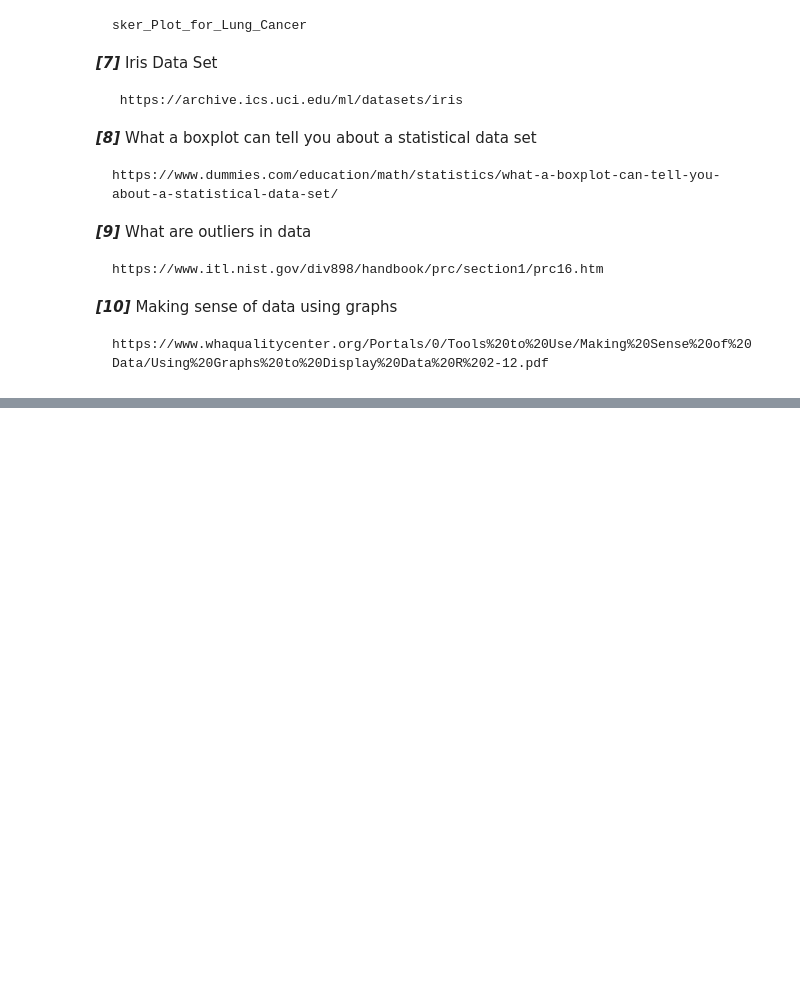
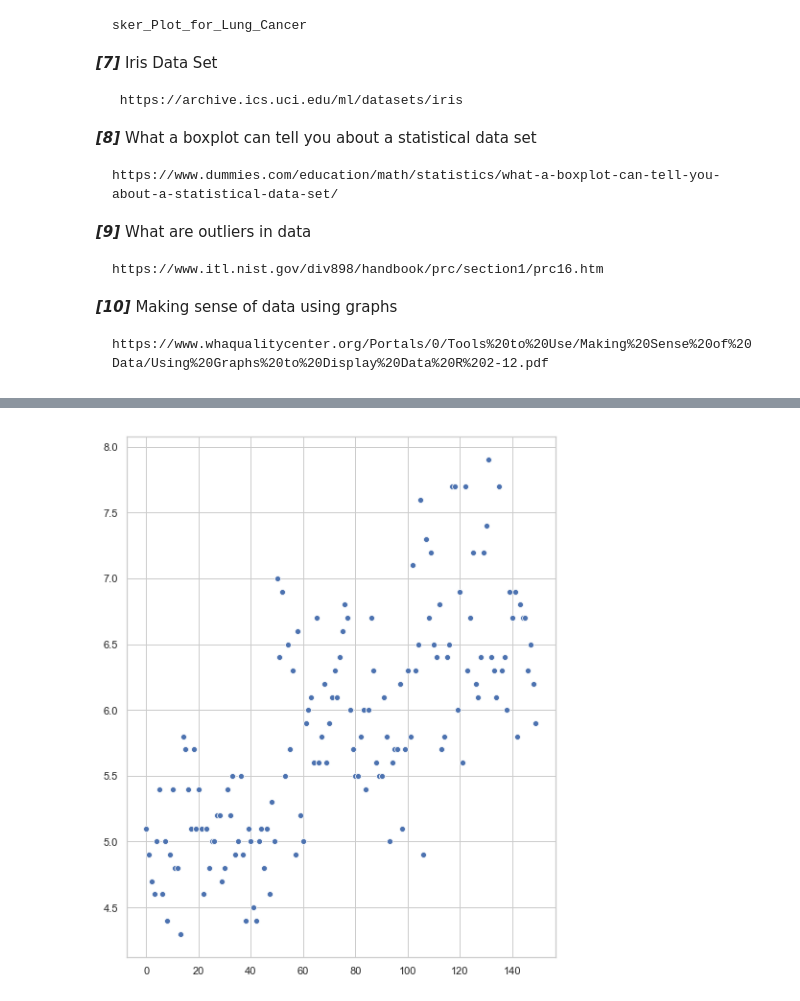
Before and after one commit to ShaunaB93/Fundamentals-of-Data-Analysis-Project, a Jupyter notebook: Fundamentals Project - Box Plots - Rough Work Notebook.ipynb, the cells around one changed output, grey strips where cells are left out. Saved outputs shown, nothing was run; the diff lists cells and outputs as text; code cells hidden in the pictures; blank space fills up the shorter version.

```diff
--- a/Fundamentals Project - Box Plots - Rough Work Notebook.ipynb
+++ b/Fundamentals Project - Box Plots - Rough Work Notebook.ipynb
@@ -393,0 +413,8 @@ The above discussion would indicate that while other graphs can be easier for sp
+# %%
+BoxPlotExample7 = sns.set(style="whitegrid")
+plt.figure(figsize=(8, 10))
+sns.set_context("notebook")
+sns.scatterplot(data=dataset.Sepal_Length, palette="colorblind")
+plt.show(BoxPlotExample7)
+# %% [output]
+[figure, added]
```
Also changed, not shown: parts of 9 cells of this notebook.
